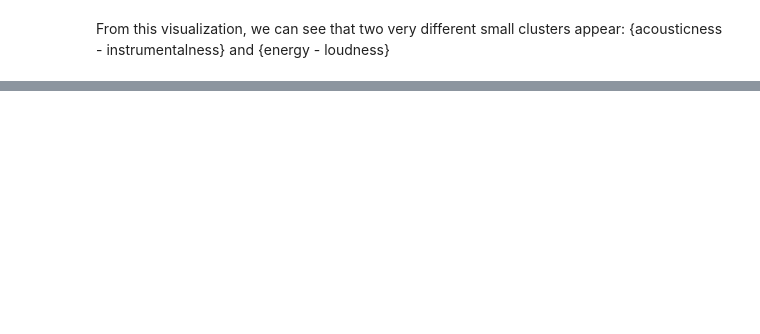
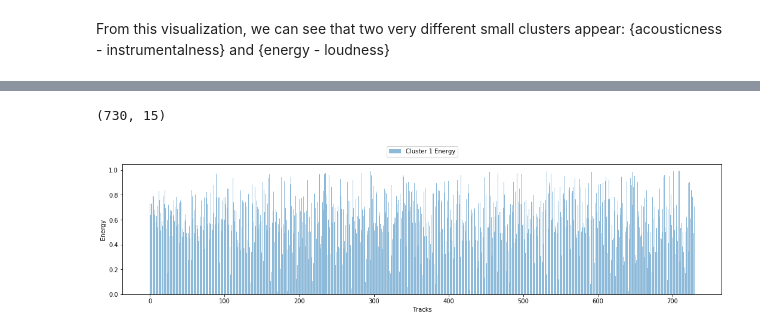
Before and after one commit to AndySECP/Spotify_Analysis, a Jupyter notebook: EDA.ipynb, the cells around one changed output, grey strips where cells are left out. Cells and saved outputs as stored; diff of their text form; code cells hidden in the pictures; blank space fills up the shorter version.

```diff
--- a/EDA.ipynb
+++ b/EDA.ipynb
@@ -202,2 +235,17 @@ _ = cmp.ax_heatmap.set_xticks([])
 # %% [markdown]
 From this visualization, we can see that two very different small clusters appear: {acousticness - instrumentalness} and {energy - loudness}
+# %%
+k = 5
+n = fda.shape[0]
+kmeans = KMeans(n_clusters=k, init='random')
+kmeans.fit(mod)
+clusters = []
+for j in range(0,k):
+    clusters.append([])
+for i in range(0,n):
+    clusters[kmeans.labels_[i]].append(i)
+#
+# Print out clusters size
+#
+for j in range(0,k):
+    print('Cluster {}'.format(j+1),'\n', len(clusters[j]), '\n\n')
@@ -203,0 +271,19 @@ From this visualization, we can see that two very different small clusters appea
+# %%
+Cluster1 = fda.iloc[clusters[0],:]
+Cluster2 = fda.iloc[clusters[1],:]
+Cluster3 = fda.iloc[clusters[2],:]
+Cluster4 = fda.iloc[clusters[3],:]
+Cluster5 = fda.iloc[clusters[4],:]
+# %%
+Cluster1.shape
+# %% [output]
+(730, 15)
+# %%
+plt.figure(figsize=(18,4))
+plt.bar(np.arange(Cluster1.shape[0]), Cluster1['energy'], alpha=0.5, label='Cluster 1 Energy')
+plt.legend(ncol=2, loc='center', bbox_to_anchor=(0.5, 1.1))
+plt.ylabel('Energy')
+plt.xlabel('Tracks')
+plt.show()
+# %% [output]
+[figure, added]
```
Also changed, not shown: parts of 38 cells of this notebook.
